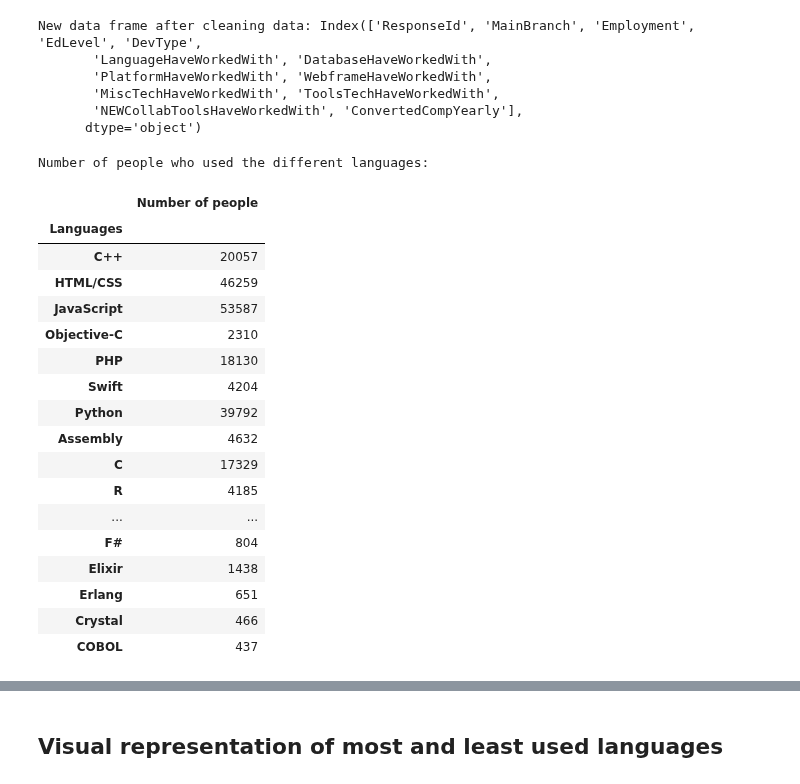
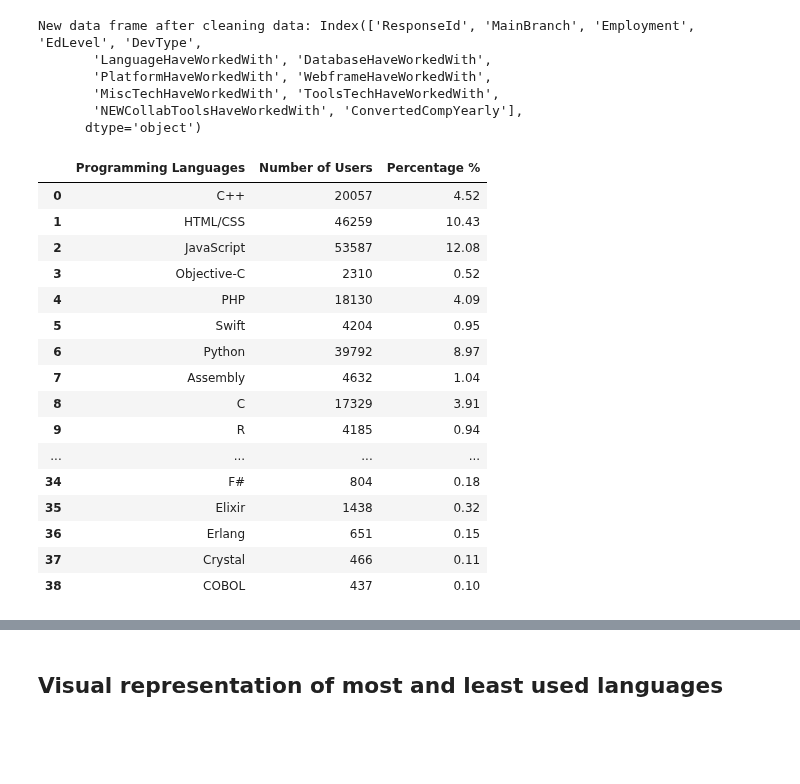
Before and after one commit to data301-2021-winter1/project-group13-project, a Jupyter notebook: notebooks/analysis3.ipynb, the cells around one changed output, grey strips where cells are left out. Cells and saved outputs as stored; diff of their text form; code cells hidden in the pictures; blank space fills up the shorter version.

Commit message:
Added plots and dataframes

```diff
--- a/notebooks/analysis3.ipynb
+++ b/notebooks/analysis3.ipynb
@@ -143,32 +158,33 @@ New data frame after cleaning data: Index(['ResponseId', 'MainBranch', 'Employme
       dtype='object')
 # %%
 count = Counter()
+count2 = 0
 for i, row in dfP.iterrows():
     rows = str(row['LanguageHaveWorkedWith'])
     listr = rows.split(";")
     for prog in listr:
             count[prog] += 1
-dfLang = pd.DataFrame.from_dict(count, orient = 'index', columns = ['Number of people'])
-print("Number of people who used the different languages: ")
-dfLang.index.name = "Languages"
+countItems = count.items()
+itemsList = list(countItems)
+dfLang = pd.DataFrame(itemsList)
+dfLang.columns = ['Programming Languages', 'Number of Users']
+dfLang['Percentage %'] = round((dfLang['Number of Users'] / dfLang['Number of Users'].sum()) * 100,2)
 dfLang
 # %% [output]
-Number of people who used the different languages:
-|  | Number of people |
-| Languages |  |
-| C++ | 20057 |
-| HTML/CSS | 46259 |
-| JavaScript | 53587 |
-| Objective-C | 2310 |
-| PHP | 18130 |
-| Swift | 4204 |
-| Python | 39792 |
-| Assembly | 4632 |
-| C | 17329 |
-| R | 4185 |
-| ... | ... |
-| F# | 804 |
-| Elixir | 1438 |
-| Erlang | 651 |
-| Crystal | 466 |
-| COBOL | 437 |
+|  | Programming Languages | Number of Users | Percentage % |
+| 0 | C++ | 20057 | 4.52 |
+| 1 | HTML/CSS | 46259 | 10.43 |
+| 2 | JavaScript | 53587 | 12.08 |
+| 3 | Objective-C | 2310 | 0.52 |
+| 4 | PHP | 18130 | 4.09 |
+| 5 | Swift | 4204 | 0.95 |
+| 6 | Python | 39792 | 8.97 |
+| 7 | Assembly | 4632 | 1.04 |
+| 8 | C | 17329 | 3.91 |
+| 9 | R | 4185 | 0.94 |
+| ... | ... | ... | ... |
+| 34 | F# | 804 | 0.18 |
+| 35 | Elixir | 1438 | 0.32 |
+| 36 | Erlang | 651 | 0.15 |
+| 37 | Crystal | 466 | 0.11 |
+| 38 | COBOL | 437 | 0.10 |
```
Also changed, not shown: parts of 10 cells of this notebook, 1 other file.
